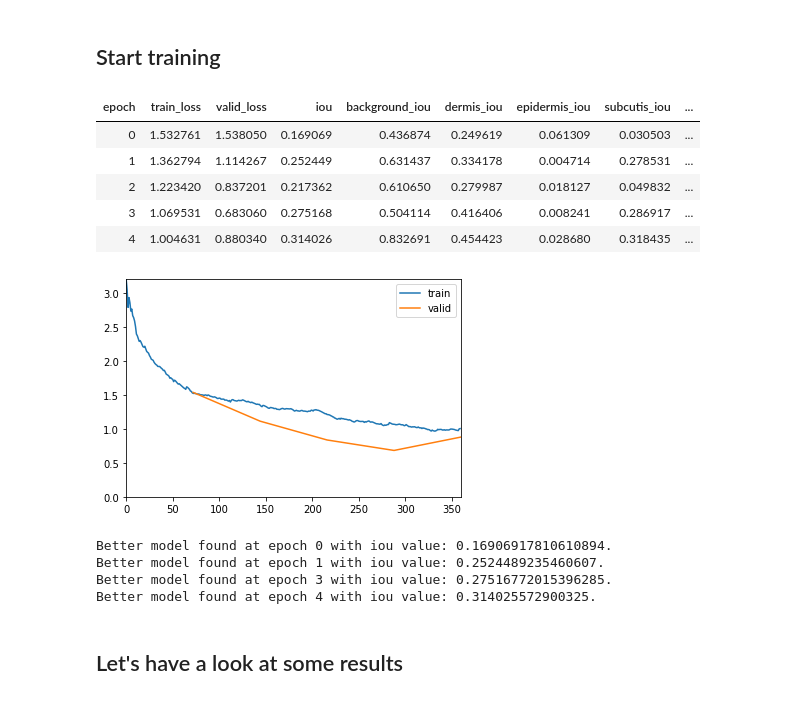
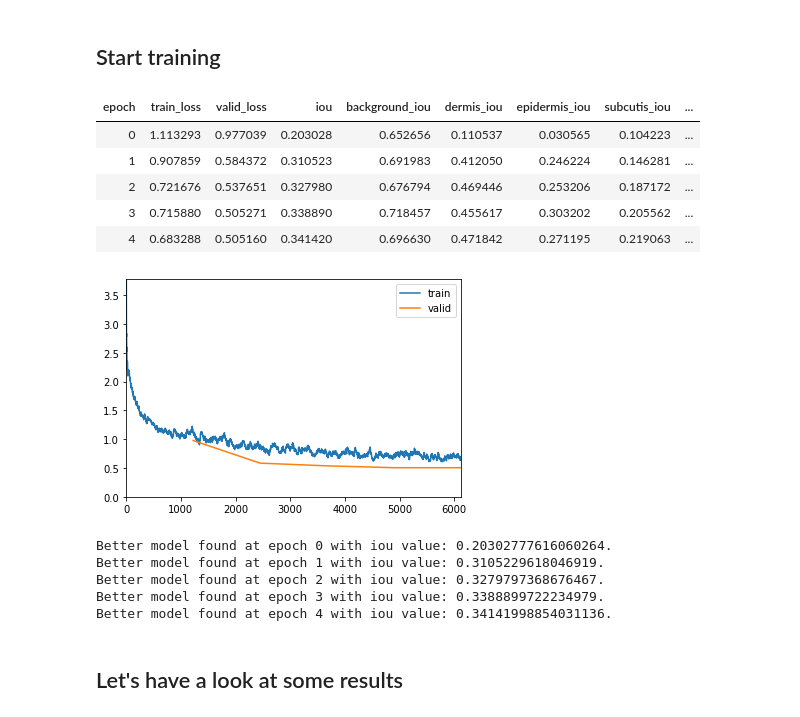
Before and after one commit to DeepMicroscopy/CanineCutaneousTumors, a Jupyter notebook: segmentation/segmentation_training.ipynb, the cells around one changed output. Drawn from its saved outputs; the diff is of its cells as text; code cells hidden in the pictures.

```diff
--- a/segmentation/segmentation_training.ipynb
+++ b/segmentation/segmentation_training.ipynb
@@ -52,8 +53,8 @@ encoder = models.resnet18
 # %% [markdown]
 ## Define paths of slide folder and annotation JSON
 # %%
-target_folder = Path("E:/Slides/Canine Skin Tumors")
-annotation_file = "E:/skin_tumors.json"
+target_folder = Path("D:/Slides/Canine Skin Tumors")
+annotation_file = "../CATCH.json"
 # %% [markdown]
 ## Define dict to match annotation classes to classes used for training
 > Label classes that shall be excluded from training with -1
@@ -62,8 +63,7 @@ annotation_file = "E:/skin_tumors.json"
 # %% [markdown]
 ## Load slides using custom SlideContainer format and split into train, validation and test set
 # %%
-container = load_slides(patch_size,label_dict, level, target_folder,annotation_file = annotation_file, dataset_type='segmentation')
-train_files, valid_files, test_files = train_val_test_split(container)
+train_files, valid_files, _ = load_slides(["train","valid"], patch_size,label_dict, level, target_folder, annotation_file = annotation_file, dataset_type='segmentation')
 train_data = create_patches(train_files, patches_per_slide)
 valid_data = create_patches(valid_files, patches_per_slide)
 # %% [markdown]
@@ -87,3 +87,5 @@ data = item_list.transform(tfms, size=patch_size, tfm_y=True).databunch(bs=batch
+# %%
+data = item_list.transform(tfms, size=patch_size, tfm_y=True).databunch(bs=batch_size, no_check=True, num_workers=0).normalize(([0.7582, 0.5705, 0.6558],[0.0868, 0.1121, 0.0994])) # For Windows num_workers has to be set to 0
 # %% [markdown]
 ## Let's have a look at the data
 # %%
@@ -95,22 +97,24 @@ data.show_batch(ds_type=DatasetType.Valid)
 # %%
 learn = unet_learner(data, encoder, metrics=[iou, background_iou, dermis_iou, epidermis_iou, subcutis_iou, infl_nec_iou, tumor_iou],callback_fns=[ShowGraph])
 learn.loss_func = ComboLoss()
+up_cb = UpdateProbabilitiesCallback(learn, train_files)
 # %% [markdown]
 ## Start training
 # %%
-learn.fit_one_cycle(5, lr,  callbacks=[SaveModelCallback(learn, every='improvement', monitor='iou',name='segmentation_learner')])
+learn.fit_one_cycle(5, lr,  callbacks=[SaveModelCallback(learn, every='improvement', monitor='iou',name='segmentation_learner'),up_cb])
 # %% [output]
 | epoch | train_loss | valid_loss | iou | background_iou | dermis_iou | epidermis_iou | subcutis_iou | ... |
-| 0 | 1.532761 | 1.538050 | 0.169069 | 0.436874 | 0.249619 | 0.061309 | 0.030503 | ... |
-| 1 | 1.362794 | 1.114267 | 0.252449 | 0.631437 | 0.334178 | 0.004714 | 0.278531 | ... |
-| 2 | 1.223420 | 0.837201 | 0.217362 | 0.610650 | 0.279987 | 0.018127 | 0.049832 | ... |
-| 3 | 1.069531 | 0.683060 | 0.275168 | 0.504114 | 0.416406 | 0.008241 | 0.286917 | ... |
-| 4 | 1.004631 | 0.880340 | 0.314026 | 0.832691 | 0.454423 | 0.028680 | 0.318435 | ... |
+| 0 | 1.113293 | 0.977039 | 0.203028 | 0.652656 | 0.110537 | 0.030565 | 0.104223 | ... |
+| 1 | 0.907859 | 0.584372 | 0.310523 | 0.691983 | 0.412050 | 0.246224 | 0.146281 | ... |
+| 2 | 0.721676 | 0.537651 | 0.327980 | 0.676794 | 0.469446 | 0.253206 | 0.187172 | ... |
+| 3 | 0.715880 | 0.505271 | 0.338890 | 0.718457 | 0.455617 | 0.303202 | 0.205562 | ... |
+| 4 | 0.683288 | 0.505160 | 0.341420 | 0.696630 | 0.471842 | 0.271195 | 0.219063 | ... |
-[figure, old version]
+[figure, new version]
-Better model found at epoch 0 with iou value: 0.16906917810610894.
-Better model found at epoch 1 with iou value: 0.2524489235460607.
-Better model found at epoch 3 with iou value: 0.27516772015396285.
-Better model found at epoch 4 with iou value: 0.314025572900325.
+Better model found at epoch 0 with iou value: 0.20302777616060264.
+Better model found at epoch 1 with iou value: 0.3105229618046919.
+Better model found at epoch 2 with iou value: 0.3279797368676467.
+Better model found at epoch 3 with iou value: 0.3388899722234979.
+Better model found at epoch 4 with iou value: 0.34141998854031136.
 # %% [markdown]
 ## Let's have a look at some results
 # %%
```
Also changed, not shown: parts of 9 cells of this notebook.
